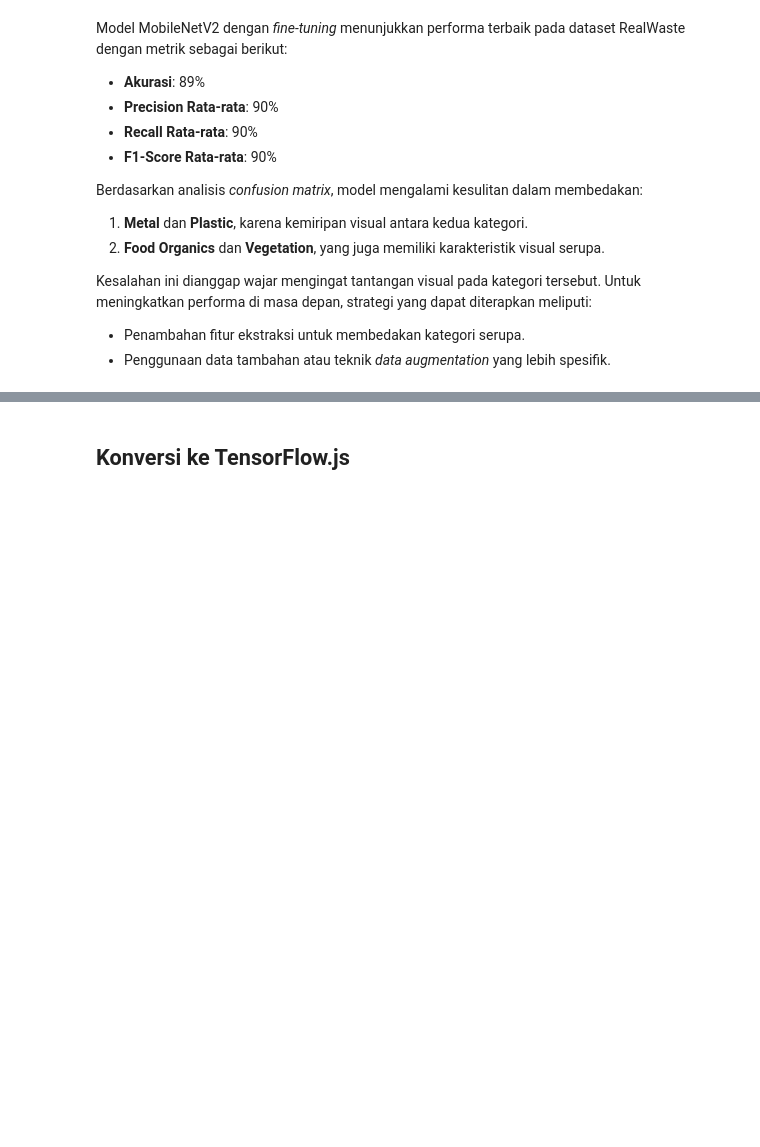
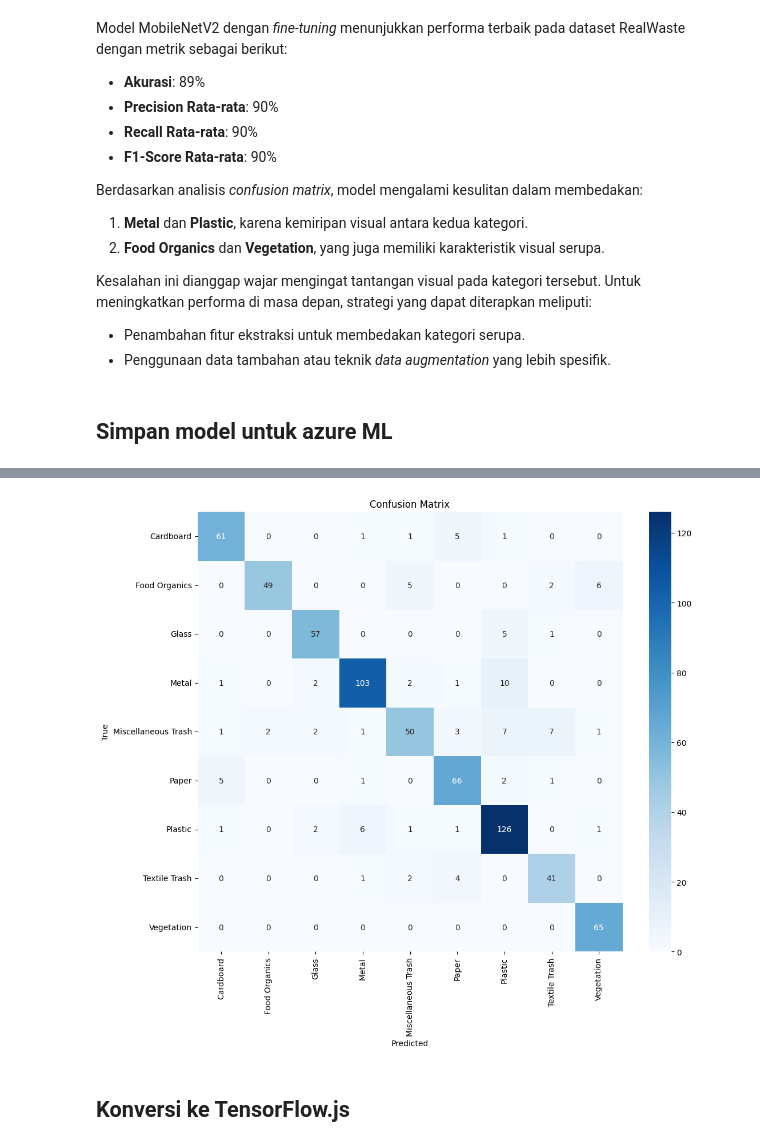
Before and after one commit to RazerArdi/GreenSort---Intelligent-Waste-Classification-System, a Jupyter notebook: notebooks/CapstoneDBS_ComputerVision.ipynb, the cells around one changed output, grey strips where cells are left out. Saved outputs shown, nothing was run; the diff lists cells and outputs as text; code cells hidden in the pictures; blank space fills up the shorter version.

```diff
--- a/notebooks/CapstoneDBS_ComputerVision.ipynb
+++ b/notebooks/CapstoneDBS_ComputerVision.ipynb
@@ -657,3 +649,61 @@ Berdasarkan analisis *confusion matrix*, model mengalami kesulitan dalam membeda
 Kesalahan ini dianggap wajar mengingat tantangan visual pada kategori tersebut. Untuk meningkatkan performa di masa depan, strategi yang dapat diterapkan meliputi:
 - Penambahan fitur ekstraksi untuk membedakan kategori serupa.
 - Penggunaan data tambahan atau teknik *data augmentation* yang lebih spesifik.
+# %% [markdown]
+## Simpan model untuk azure ML
+# %%
+import mlflow
+import mlflow.keras
+from mlflow.models.signature import infer_signature
+import numpy as np
+import os
+import pathlib
+
+MLRUNS_DIR = os.path.abspath("../mlruns")
+mlflow.set_tracking_uri(f"file:///{MLRUNS_DIR.replace(os.sep, '/')}")
+
+# Fungsi untuk menyimpan model ke MLflow
+def save_model_to_mlflow(model, model_name, test_ds, categories):
+    with mlflow.start_run(run_name=model_name):
+        # Log parameter
+        mlflow.log_param("model_name", model_name)
+        mlflow.log_param("num_classes", len(categories))
+        mlflow.log_param("img_size", IMG_SIZE)
+        mlflow.log_param("batch_size", BATCH_SIZE)
+
+        # Evaluasi model pada test set untuk log metrik
+        test_loss, test_accuracy = model.evaluate(test_ds)
+        mlflow.log_metric("test_loss", test_loss)
+        mlflow.log_metric("test_accuracy", test_accuracy)
+
+        # Prediksi untuk inferensi signature
+        y_pred_probs = model.predict(test_ds)
+        y_pred = np.argmax(y_pred_probs, axis=1)
+        signature = infer_signature(
+            model_input=np.zeros((1, IMG_SIZE, IMG_SIZE, 3), dtype=np.float32),
+            model_output=y_pred_probs
+        )
+
+        # Log model ke MLflow
+        mlflow.keras.log_model(
+            model=model,
+            artifact_path=f"model_{model_name}",
+            signature=signature,
+            registered_model_name=model_name
+        )
+
+        # Log confusion matrix sebagai artefak
+        cm = confusion_matrix(y_true, y_pred)
+        plt.figure(figsize=(12, 10))
+        sns.heatmap(cm, annot=True, fmt='d', cmap='Blues', xticklabels=categories, yticklabels=categories)
+        plt.xlabel('Predicted')
+        plt.ylabel('True')
+        plt.title('Confusion Matrix')
+        cm_path = f"confusion_matrix_{model_name}.png"
+        plt.savefig(cm_path)
+        mlflow.log_artifact(cm_path)
+        plt.show()
+
+# Simpan model MobileNetV2 ke MLflow
+save_model_to_mlflow(model, "MobileNetV2_Waste_Classification", test_ds, categories)
+# %% [output]
@@ -660,3 +714,4 @@ Kesalahan ini dianggap wajar mengingat tantangan visual pada kategori tersebut.
+[figure, added]
 # %% [markdown]
 ## Konversi ke TensorFlow.js
 # %% [markdown]
```
Also changed, not shown: parts of 11 cells of this notebook, 48 other files.
